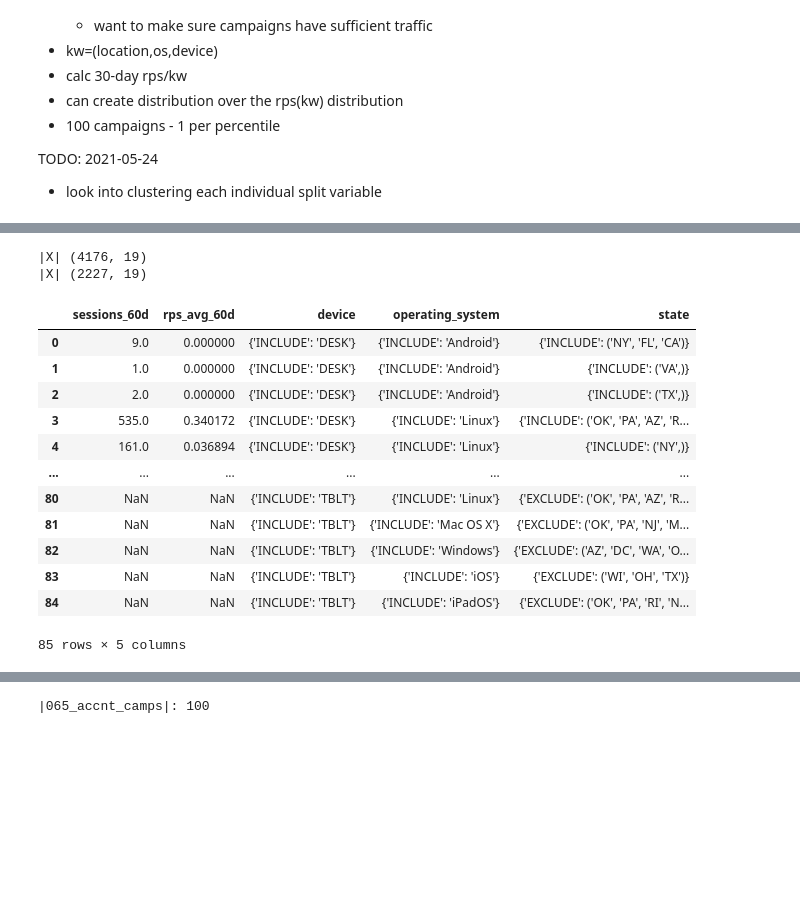
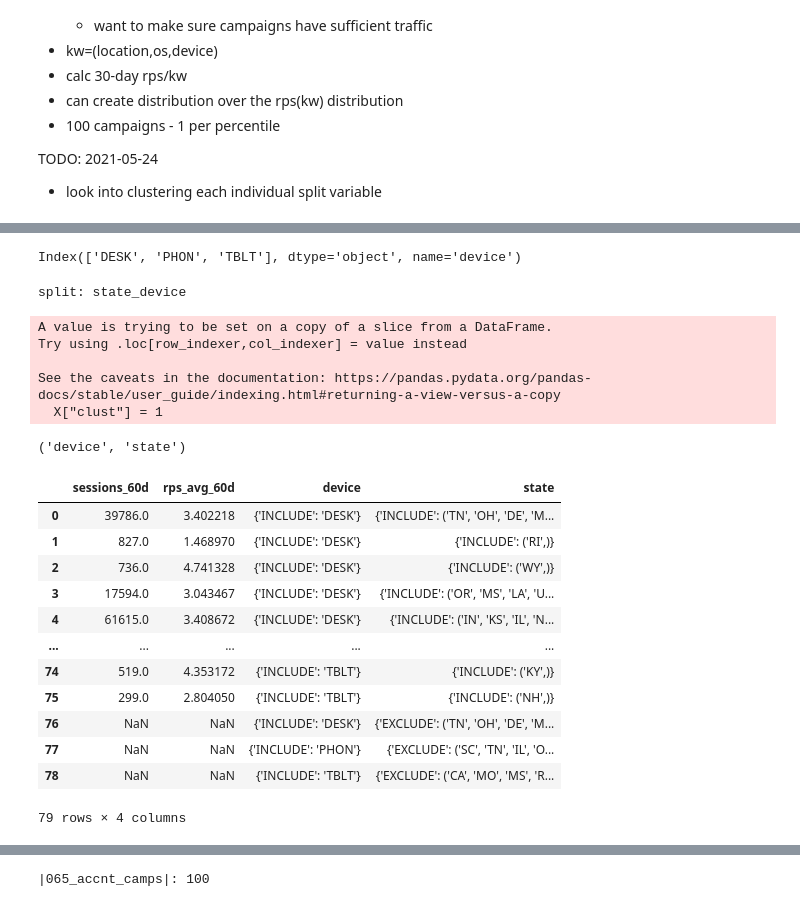
Before and after one commit to pkrishnamurthy1007/adtech, a Jupyter notebook: notebooks/aduriseti_shared/account_structure.ipynb, the cells around one changed output, grey strips where cells are left out. Drawn from its saved outputs; the diff is of its cells as text; code cells hidden in the pictures; blank space fills up the shorter version.

Commit message:
applied taboola accnt structure script to google data

```diff
--- a/notebooks/aduriseti_shared/account_structure.ipynb
+++ b/notebooks/aduriseti_shared/account_structure.ipynb
@@ -410,15 +442,0 @@ class HybridCorrTreeClust:
-# %%
-rps_df = split2aggrps["state_os_device"]
-X = rps_df
-Y = X \
-    .reset_index("utc_dt") \
-    [["rps","utc_dt"]] \
-    .apply(lambda r: pd.Series(
-                        np.ones(7) * r["rps"]/7,
-                        index=pd.date_range(r["utc_dt"]-6*DAY,r["utc_dt"])),
-          axis=1) \
-    .stack()
-
-Y.index.names = [*Y.index.names[:-1],"utc_dt"]
-Y = Y.groupby(Y.index.names).sum()
-X.shape,Y.shape
@@ -567,5 +583,10 @@ perfdf.tail(50)
+# %%
+rps_df = split2aggrps[split]
+rps_df.index.unique("device")
+# %% [output]
+Index(['DESK', 'PHON', 'TBLT'], dtype='object', name='device')
 # %%
-split,clusterer = perfdf.loc[27,["split","clusterer"]]
+split,clusterer = perfdf.loc[50,["split","clusterer"]]
 print("split:",split)
 rps_df = split2aggrps[split]
 rps_df["lps"] = rps_df["num_leads"] / rps_df["sessions"]
@@ -597,8 +618,16 @@ camp_rps_wavg = wavg(campaign_df["rps_avg"],campaign_df["sessions"])
 fit_rps_wavg = wavg(rps_df["rps_avg"], rps_df["sessions"])
 assert abs(camp_rps_wavg - fit_rps_wavg) < 1e-5
 # %% [output]
-|X| (4176, 19)
-|X| (2227, 19)
+split: state_device
+A value is trying to be set on a copy of a slice from a DataFrame.
+Try using .loc[row_indexer,col_indexer] = value instead
+
+See the caveats in the documentation: https://pandas.pydata.org/pandas-docs/stable/user_guide/indexing.html#returning-a-view-versus-a-copy
+  X["clust"] = 1
+# %%
+new_index_order
+# %% [output]
+('device', 'state')
 # %%
 camps = []
 for idx,r in campaign_df.iterrows():
@@ -609,43 +638,44 @@ for idx,r in campaign_df.iterrows():
     for field,val in zip(new_index_order[:-1],idx):
         camp[field] = {"INCLUDE": val}
     last_field = new_index_order[-1]
     camp[last_field] = {
         "INCLUDE": r[last_field]
     }
     camps.append(camp)
 
 excl_campaign_df = campaign_df.groupby([*new_index_order[:-1]]) \
     .agg({
         new_index_order[-1]: tuple
     })
 def flatten(M):
     return tuple(el for r in M for el in r)
 excl_campaign_df[new_index_order[-1]] = excl_campaign_df[new_index_order[-1]] \
     .apply(flatten)
 for idx, r in excl_campaign_df.iterrows():
     camp = {}
+    idx = tuple(idx) if isinstance(idx,(tuple,list,set)) else [idx]
     for field, val in zip(new_index_order[:-1], idx):
         camp[field] = {"INCLUDE": val}
     last_field = new_index_order[-1]
     camp[last_field] = {
         "EXCLUDE": r[last_field]
     }
     camps.append(camp)
 
 camp_attr_df = pd.DataFrame(camps)
 camp_attr_df.to_csv("campaign_dump.csv")
 camp_attr_df
 # %% [output]
-|  | sessions_60d | rps_avg_60d | device | operating_system | state |
-| 0 | 9.0 | 0.000000 | {'INCLUDE': 'DESK'} | {'INCLUDE': 'Android'} | {'INCLUDE': ('NY', 'FL', 'CA')} |
-| 1 | 1.0 | 0.000000 | {'INCLUDE': 'DESK'} | {'INCLUDE': 'Android'} | {'INCLUDE': ('VA',)} |
-| 2 | 2.0 | 0.000000 | {'INCLUDE': 'DESK'} | {'INCLUDE': 'Android'} | {'INCLUDE': ('TX',)} |
-| 3 | 535.0 | 0.340172 | {'INCLUDE': 'DESK'} | {'INCLUDE': 'Linux'} | {'INCLUDE': ('OK', 'PA', 'AZ', 'R... |
-| 4 | 161.0 | 0.036894 | {'INCLUDE': 'DESK'} | {'INCLUDE': 'Linux'} | {'INCLUDE': ('NY',)} |
-| ... | ... | ... | ... | ... | ... |
-| 80 | NaN | NaN | {'INCLUDE': 'TBLT'} | {'INCLUDE': 'Linux'} | {'EXCLUDE': ('OK', 'PA', 'AZ', 'R... |
-| 81 | NaN | NaN | {'INCLUDE': 'TBLT'} | {'INCLUDE': 'Mac OS X'} | {'EXCLUDE': ('OK', 'PA', 'NJ', 'M... |
-| 82 | NaN | NaN | {'INCLUDE': 'TBLT'} | {'INCLUDE': 'Windows'} | {'EXCLUDE': ('AZ', 'DC', 'WA', 'O... |
-| 83 | NaN | NaN | {'INCLUDE': 'TBLT'} | {'INCLUDE': 'iOS'} | {'EXCLUDE': ('WI', 'OH', 'TX')} |
-| 84 | NaN | NaN | {'INCLUDE': 'TBLT'} | {'INCLUDE': 'iPadOS'} | {'EXCLUDE': ('OK', 'PA', 'RI', 'N... |
+|  | sessions_60d | rps_avg_60d | device | state |
+| 0 | 39786.0 | 3.402218 | {'INCLUDE': 'DESK'} | {'INCLUDE': ('TN', 'OH', 'DE', 'M... |
+| 1 | 827.0 | 1.468970 | {'INCLUDE': 'DESK'} | {'INCLUDE': ('RI',)} |
+| 2 | 736.0 | 4.741328 | {'INCLUDE': 'DESK'} | {'INCLUDE': ('WY',)} |
+| 3 | 17594.0 | 3.043467 | {'INCLUDE': 'DESK'} | {'INCLUDE': ('OR', 'MS', 'LA', 'U... |
+| 4 | 61615.0 | 3.408672 | {'INCLUDE': 'DESK'} | {'INCLUDE': ('IN', 'KS', 'IL', 'N... |
+| ... | ... | ... | ... | ... |
+| 74 | 519.0 | 4.353172 | {'INCLUDE': 'TBLT'} | {'INCLUDE': ('KY',)} |
+| 75 | 299.0 | 2.804050 | {'INCLUDE': 'TBLT'} | {'INCLUDE': ('NH',)} |
+| 76 | NaN | NaN | {'INCLUDE': 'DESK'} | {'EXCLUDE': ('TN', 'OH', 'DE', 'M... |
+| 77 | NaN | NaN | {'INCLUDE': 'PHON'} | {'EXCLUDE': ('SC', 'TN', 'IL', 'O... |
+| 78 | NaN | NaN | {'INCLUDE': 'TBLT'} | {'EXCLUDE': ('CA', 'MO', 'MS', 'R... |
-85 rows × 5 columns
+79 rows × 4 columns
```
Also changed, not shown: parts of 7 cells of this notebook, 2 other files.
